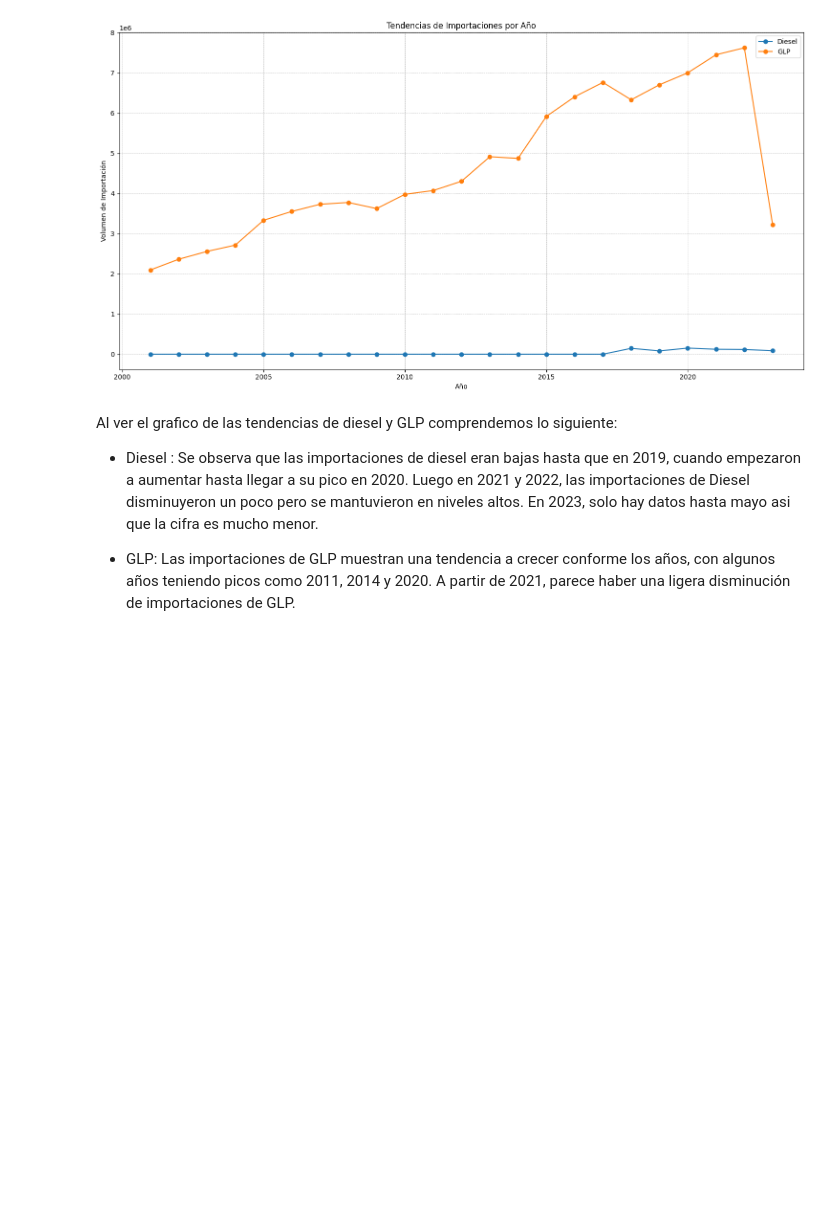
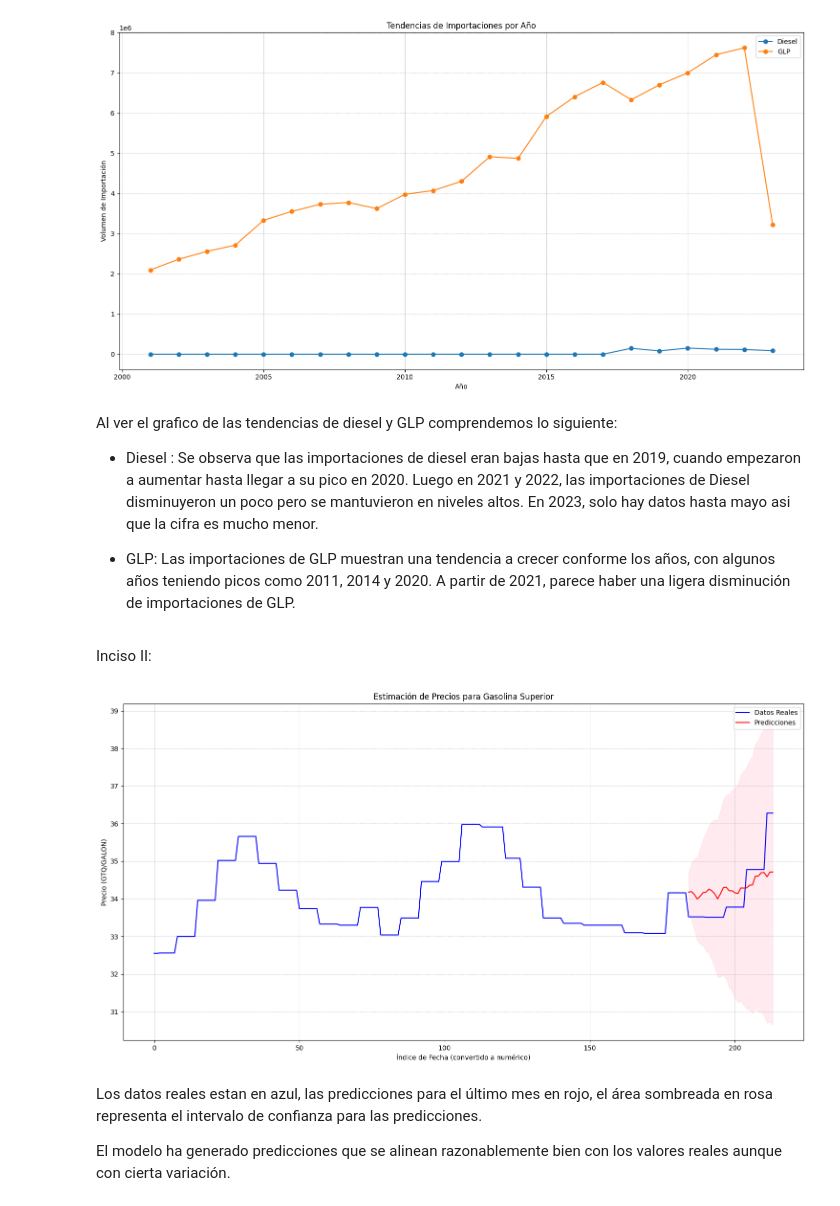
Before and after one commit to guzmanalejandra/Laboratorio2-DS, a Jupyter notebook: main.ipynb, the cells around one changed output. Saved outputs shown, nothing was run; the diff lists cells and outputs as text; code cells hidden in the pictures; blank space fills up the shorter version.

Commit message:
Inciso2

```diff
--- a/main.ipynb
+++ b/main.ipynb
@@ -407,3 +407,48 @@ Al ver el grafico de las tendencias de diesel y GLP comprendemos lo siguiente:
 - Diesel : Se observa que las importaciones de diesel eran bajas hasta que en 2019, cuando empezaron a aumentar hasta llegar a su pico en 2020. Luego en 2021 y 2022, las importaciones de Diesel disminuyeron un poco pero se mantuvieron en niveles altos. En 2023, solo hay datos hasta mayo asi que la cifra es mucho menor.
 
 - GLP: Las importaciones de GLP muestran una tendencia a crecer conforme los años, con algunos años teniendo picos como 2011, 2014 y 2020. A partir de 2021, parece haber una ligera disminución de importaciones de GLP.
+# %% [markdown]
+Inciso II:
+# %%
+from statsmodels.tsa.statespace.sarimax import SARIMAX
+from datetime import timedelta
+
+data_super = precios_df_clean[['Fecha', 'Superior (GTQ/GALON)']].set_index('Fecha')
+date_index_numeric = np.arange(len(data_super))
+
+# Dividir los datos en conjuntos de entrenamiento y prueba
+train = data_super[:-30]  # Todos los datos excepto el último mes
+test = data_super[-30:]   # Último mes
+
+# Crear modelo SARIMA
+model = SARIMAX(train, order=(1, 1, 1), seasonal_order=(1, 1, 1, 30))
+results = model.fit(disp=False)
+
+
+# Realizar predicciones
+forecast = results.get_forecast(steps=30)
+mean_forecast = forecast.predicted_mean
+confidence_intervals = forecast.conf_int()
+
+plt.figure(figsize=(15, 8))
+
+plt.plot(date_index_numeric, data_super['Superior (GTQ/GALON)'], label='Datos Reales', color='blue')
+
+forecast_index = np.arange(len(data_super)-30, len(data_super))
+plt.plot(forecast_index, mean_forecast.values, color='red', label='Predicciones')
+
+plt.fill_between(forecast_index, confidence_intervals['lower Superior (GTQ/GALON)'], confidence_intervals['upper Superior (GTQ/GALON)'], color='pink', alpha=0.3)
+
+plt.title('Estimación de Precios para Gasolina Superior')
+plt.xlabel('Índice de Fecha (convertido a numérico)')
+plt.ylabel('Precio (GTQ/GALON)')
+plt.legend()
+plt.grid(True, which='both', linestyle='--', linewidth=0.5)
+plt.tight_layout()
+plt.show()
+# %% [output]
+[figure, added]
+# %% [markdown]
+Los datos reales estan en azul, las predicciones para el último mes en rojo, el área sombreada en rosa representa el intervalo de confianza para las predicciones.
+
+El modelo ha generado predicciones que se alinean razonablemente bien con los valores reales aunque con cierta variación.
```
